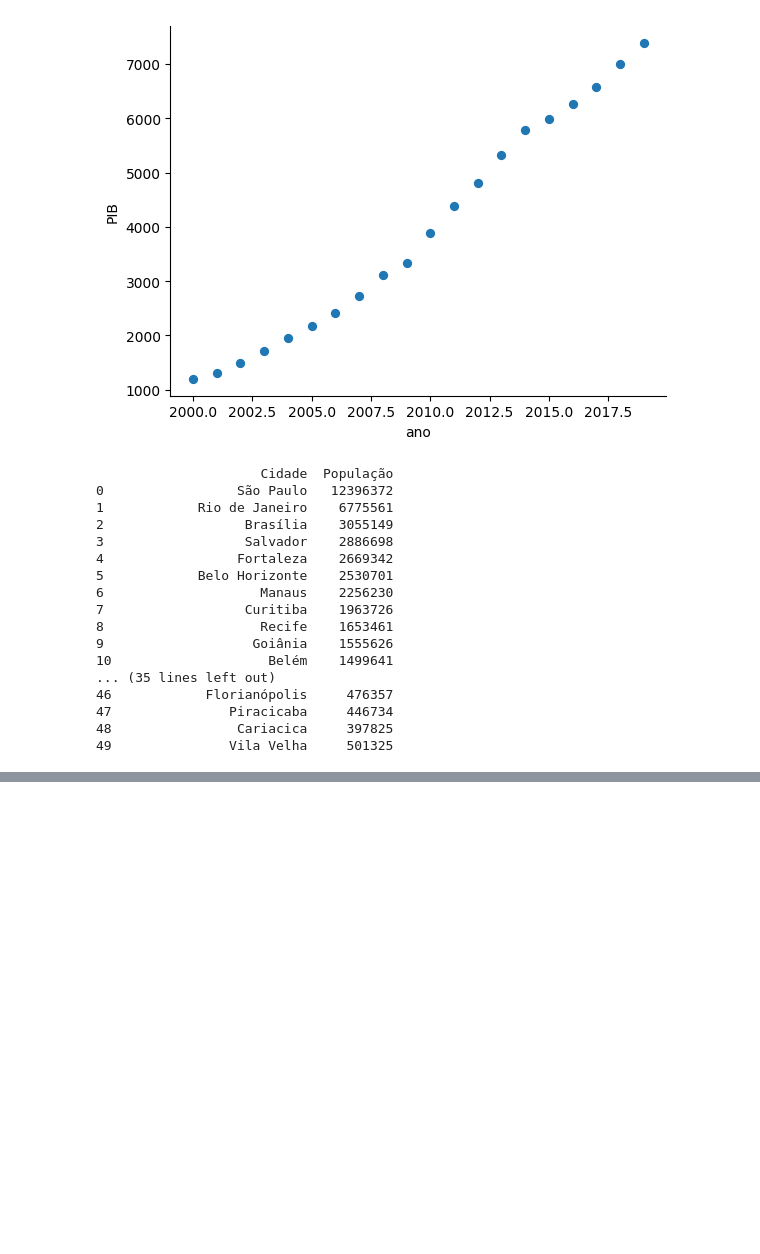
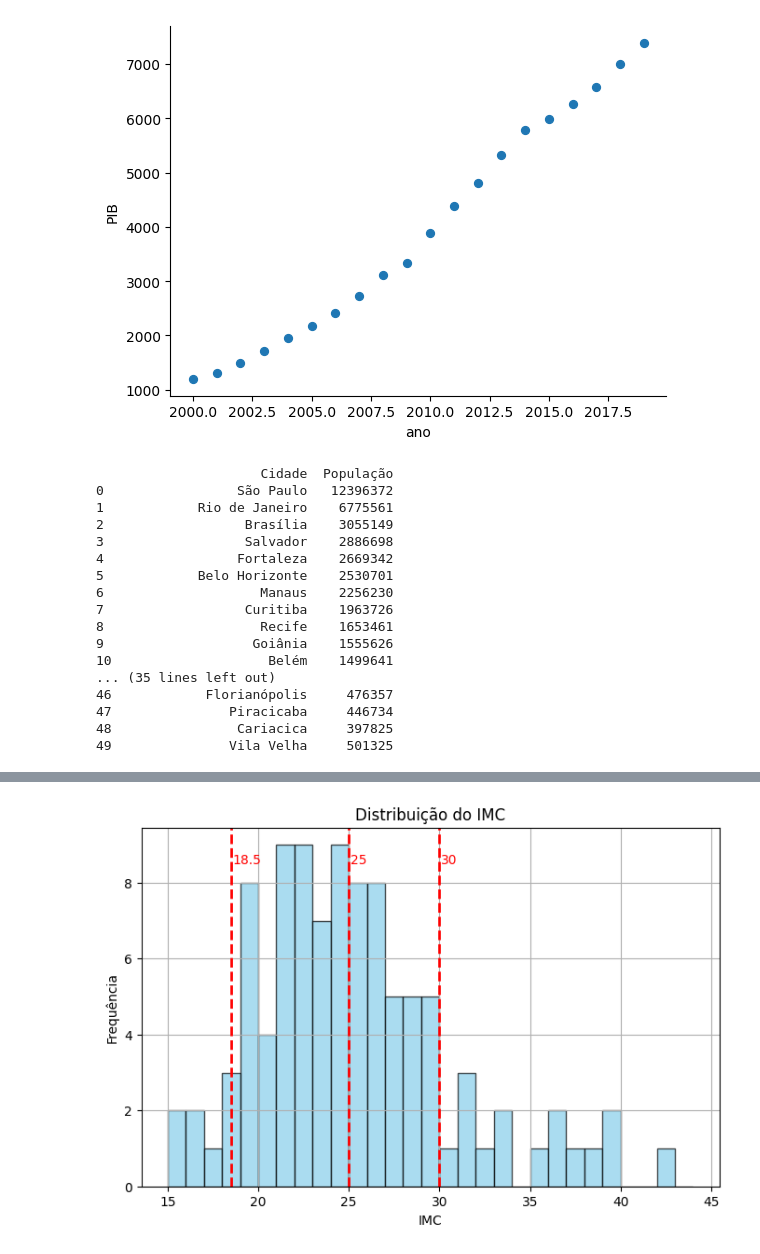
Before and after one commit to rmcesarjr/iccd, a Jupyter notebook: notebooks/setup_import.ipynb, the cells around one changed output, grey strips where cells are left out. Drawn from its saved outputs; the diff is of its cells as text; code cells hidden in the pictures; blank space fills up the shorter version.

```diff
--- a/notebooks/setup_import.ipynb
+++ b/notebooks/setup_import.ipynb
@@ -117,0 +60,67 @@ main()
+# %%
+import iccd
+from matplotlib import pyplot as plt
+import numpy as np
+import pandas as pd
+from mpl_toolkits.mplot3d import Axes3D  # necessário para o gráfico 3D
+
+
+def classifica_imc(imc):
+    if imc < 18.5:
+        return "Abaixo do peso"
+    elif imc < 25:
+        return "Normal"
+    elif imc < 30:
+        return "Sobrepeso"
+    else:
+        return "Obesidade"
+
+
+def tabela_histograma(df, coluna, bins):
+    """Gera e imprime uma tabela de faixas com contagem"""
+    counts, bin_edges = np.histogram(df[coluna], bins=bins)
+    faixas = [f"[{bin_edges[i]:.1f}, {bin_edges[i+1]:.1f})" for i in range(len(bin_edges)-1)]
+    tabela = pd.DataFrame({coluna: faixas, "Frequência": counts})
+    print(f"\nTabela de histogramas para {coluna}:\n")
+    print(tabela.to_string(index=False))
+
+
+def plot_histograma_imc(df, coluna, cortes, titulo=""):
+    """Plota histograma do IMC com linhas verticais nos pontos de corte"""
+    bins = np.arange(15, 45, 1)
+    plt.figure(figsize=(8, 5))
+    plt.hist(df[coluna], bins=bins, edgecolor='black', alpha=0.7, color='skyblue')
+
+    for corte in cortes:
+        plt.axvline(x=corte, color='red', linestyle='--', linewidth=2)
+        plt.text(corte + 0.1, plt.ylim()[1]*0.9, f"{corte}", color='red')
+
+    plt.title(titulo)
+    plt.xlabel("IMC")
+    plt.ylabel("Frequência")
+    plt.grid(True)
+    plt.show()
+
+
+def main():
+    df = iccd.dataload('peso_altura')
+
+    # Calcular IMC e classificar
+    df["IMC"] = df["Peso (kg)"] / df["Altura (m)"]**2
+    df["Categoria"] = df["IMC"].apply(classifica_imc)
+
+    cores = {
+        "Abaixo do peso": "blue",
+        "Normal": "green",
+        "Sobrepeso": "orange",
+        "Obesidade": "red"
+    }
+    df["Cor"] = df["Categoria"].map(cores)
+
+    # Histograma do IMC
+    cortes_imc = [18.5, 25, 30]
+    tabela_histograma(df, "IMC", bins=np.arange(15, 45, 1))
+    plot_histograma_imc(df, "IMC", cortes=cortes_imc, titulo="Distribuição do IMC")
+
+main()
+# %% [output]
@@ -117,0 +144 @@ main()
+[figure, added]
```
Also changed, not shown: parts of 3 cells of this notebook.
